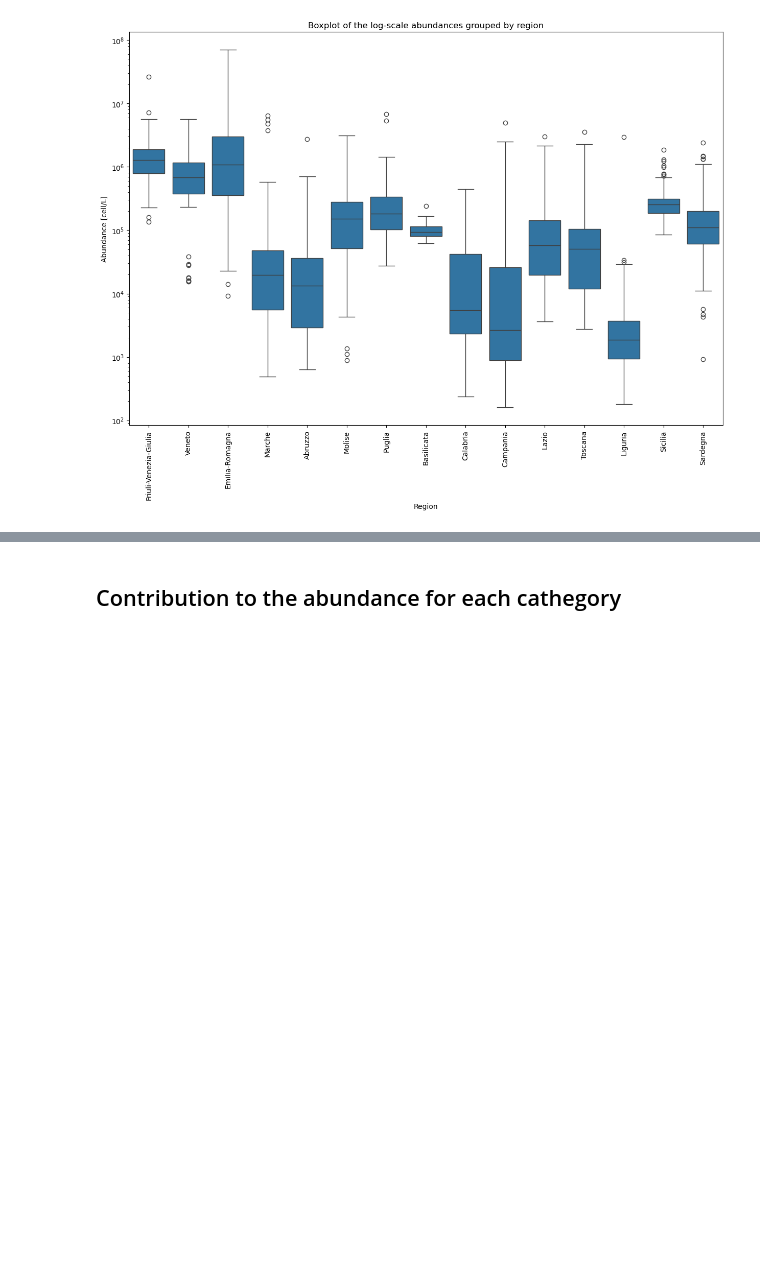
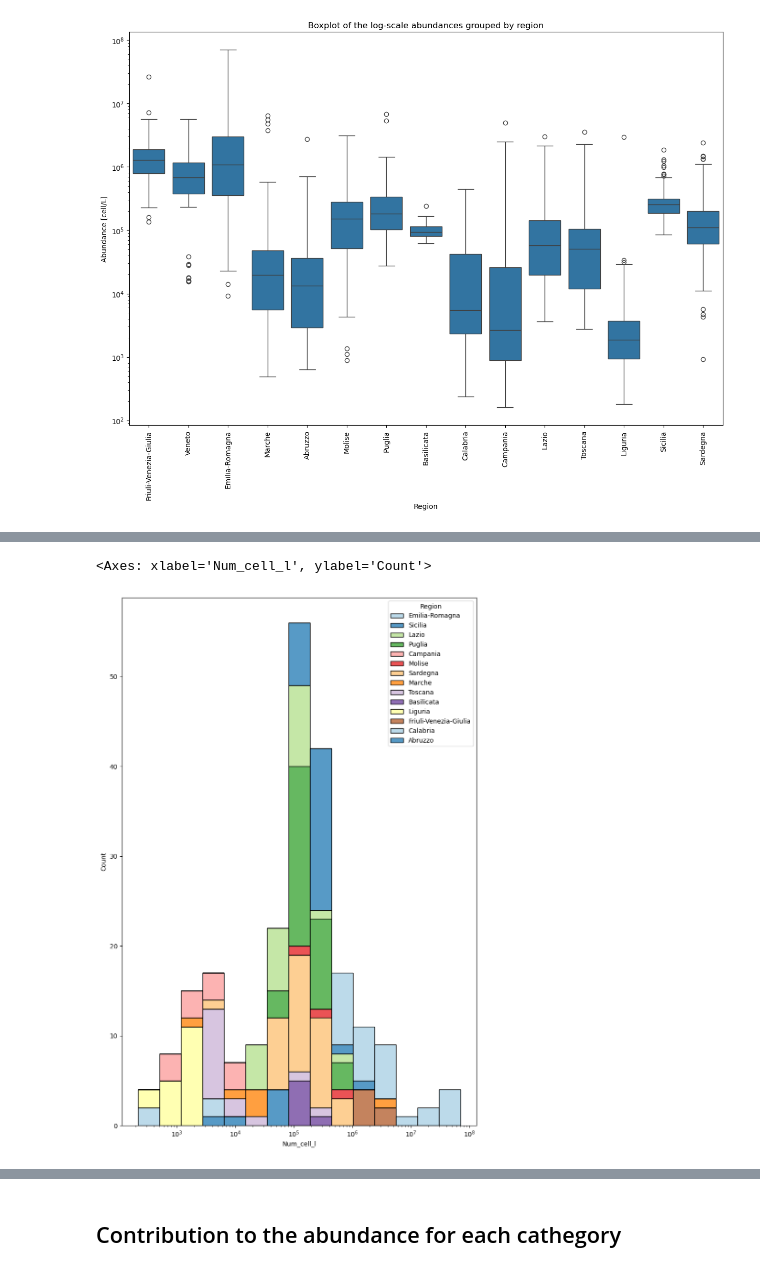
Before and after one commit to Alberto-Ghedin/ISPRA_20152017_Analysis, a Jupyter notebook: Report_with_outliers.ipynb, the cells around one changed output, grey strips where cells are left out. Saved outputs shown, nothing was run; the diff lists cells and outputs as text; code cells hidden in the pictures; blank space fills up the shorter version.

```diff
--- a/Report_with_outliers.ipynb
+++ b/Report_with_outliers.ipynb
@@ -534,0 +587,7 @@ plt.savefig("/mnt/d/PHD/ISPRA_20152017_Analysis/Plots/boxplot_abund_by_region.pn
+# %%
+fig, ax = plt.subplots(1,1, figsize=(10,15))
+ax.set_xscale("log")
+sns.histplot(data = df.loc[df["Season-year"] == "Autumn-2015", :], x = "Num_cell_l", hue = "Region", multiple = "stack", palette = "Paired")
+# %% [output]
+<Axes: xlabel='Num_cell_l', ylabel='Count'>
+[figure, added]
```
Also changed, not shown: parts of 12 cells of this notebook.
